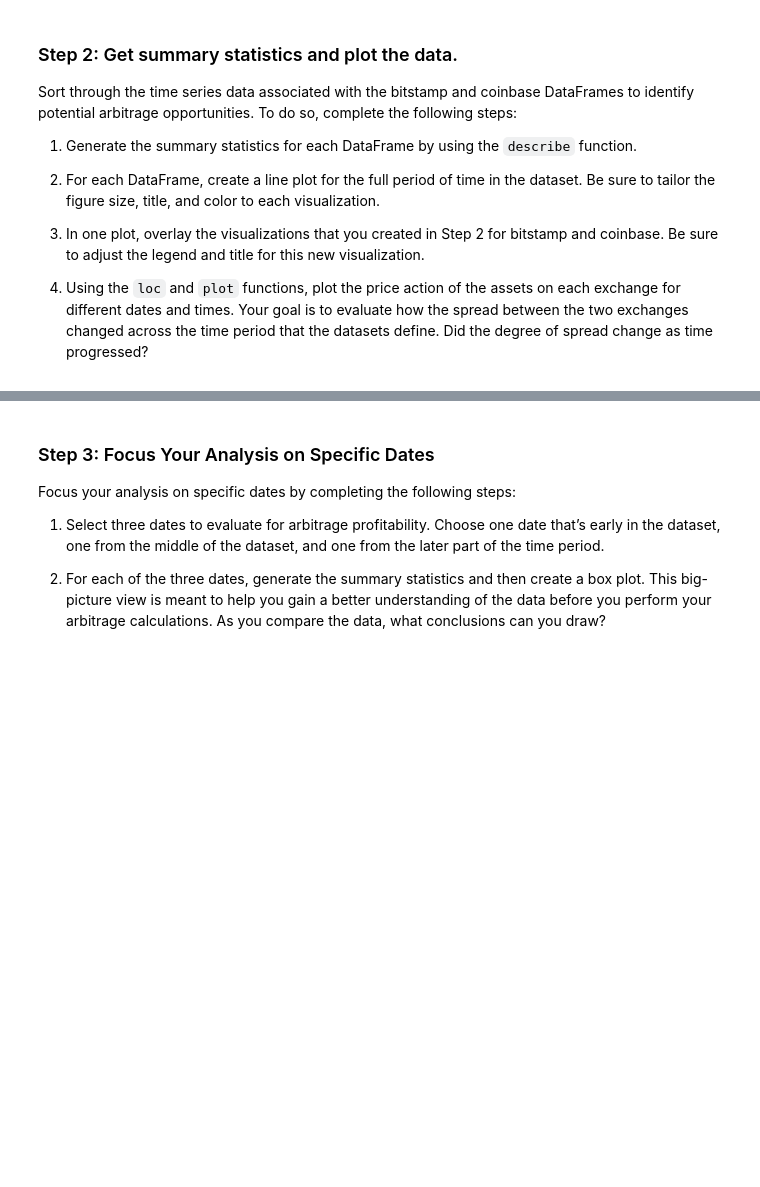
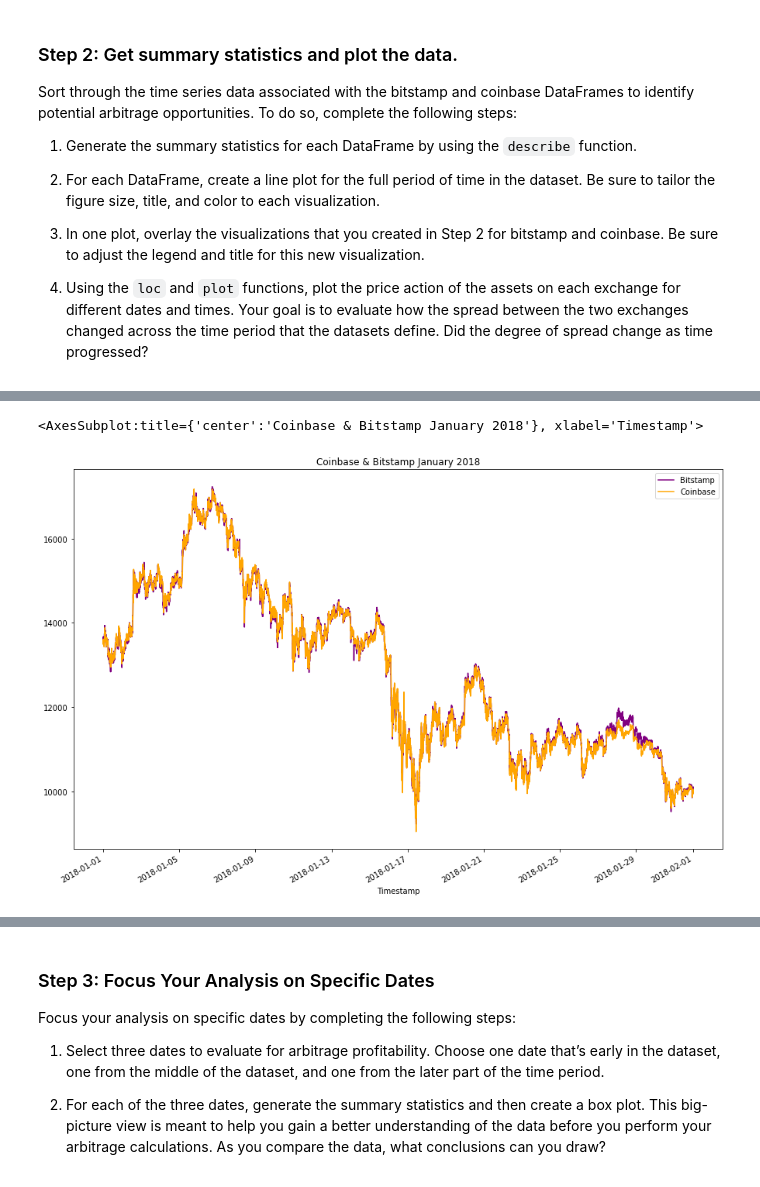
Before and after one commit to daniel-lobster/crypto_arbitrage, a Jupyter notebook: crypto_arbitrage.ipynb, the cells around one changed output, grey strips where cells are left out. Drawn from its saved outputs; the diff is of its cells as text; code cells hidden in the pictures; blank space fills up the shorter version.

```diff
--- a/crypto_arbitrage.ipynb
+++ b/crypto_arbitrage.ipynb
@@ -326,8 +294,13 @@ Sort through the time series data associated with the bitstamp and coinbase Data
 # %%
 # Using the loc and plot functions, create an overlay plot that visualizes
 # the price action of both DataFrames for a one month period early in the dataset
 # Be sure to include the parameters: legend, figure size, title, and color and label
 # YOUR CODE HERE
+bitstamp_sliced.loc['2018-01-01':'2018-01-31'].plot(figsize=(15,10), color = 'purple', label='Bitstamp', legend=True)
+coinbase_sliced.loc['2018-01-01':'2018-01-31'].plot(figsize=(15,10), title='Coinbase & Bitstamp January 2018', color = 'orange', label='Coinbase', legend=True)
+# %% [output]
+<AxesSubplot:title={'center':'Coinbase & Bitstamp January 2018'}, xlabel='Timestamp'>
+[figure, added]
 # %%
 # Using the loc and plot functions, create an overlay plot that visualizes
 # the price action of both DataFrames for a one month period later in the dataset
```
Also changed, not shown: parts of 56 cells of this notebook, 6 other files.
